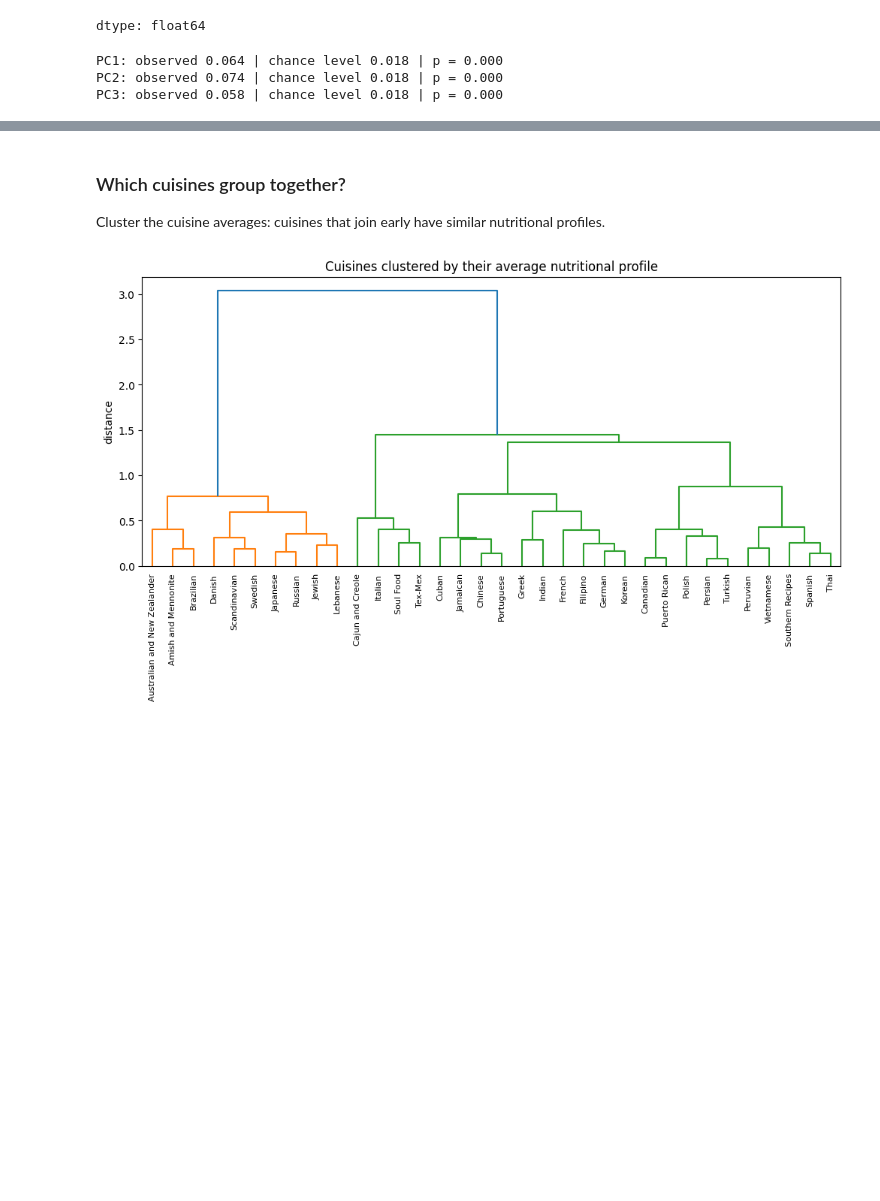
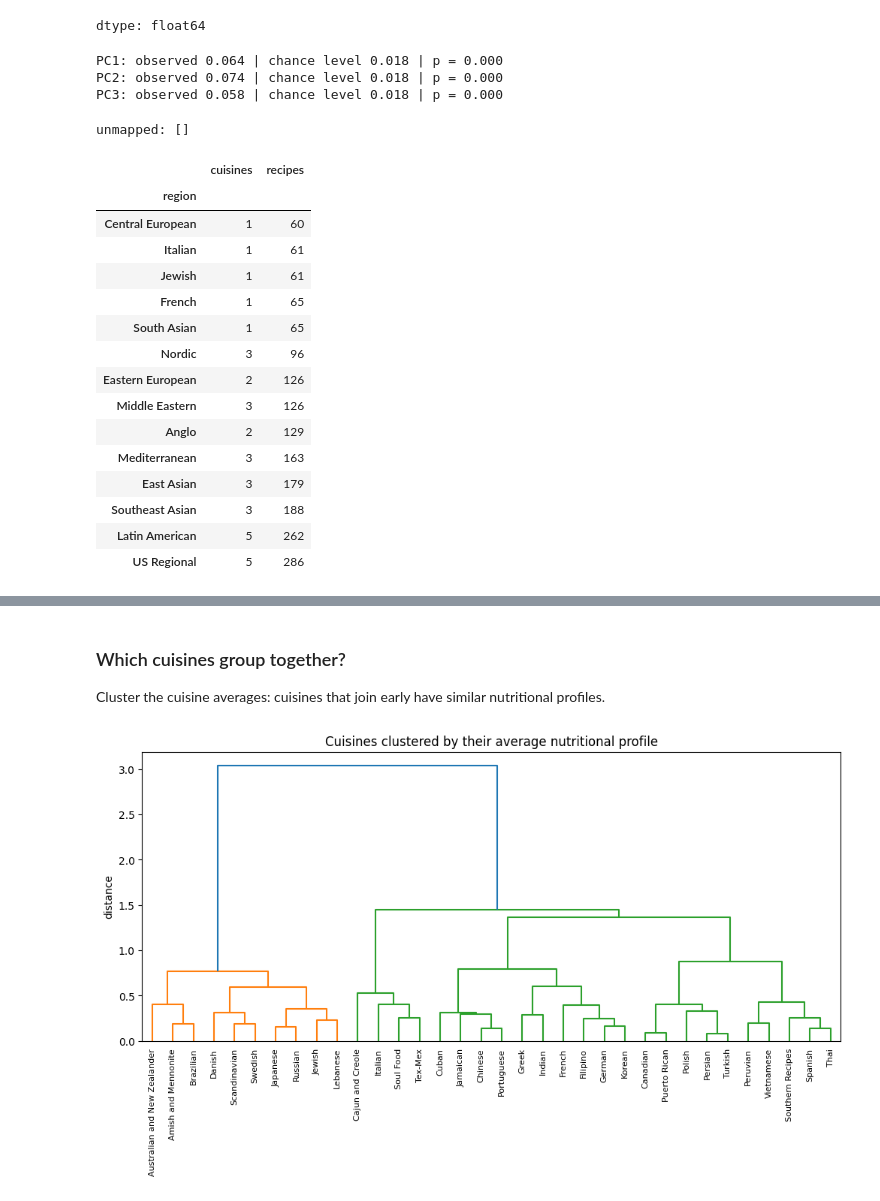
Before and after one commit to jalmendral/BA305-A1-TeamA2, a Jupyter notebook: cuisine_PCA.ipynb, the cells around one changed output, grey strips where cells are left out. Drawn from its saved outputs; the diff is of its cells as text; code cells hidden in the pictures; blank space fills up the shorter version.

```diff
--- a/cuisine_PCA.ipynb
+++ b/cuisine_PCA.ipynb
@@ -370,3 +370,60 @@ for pc in ['PC1', 'PC2', 'PC3']:
 PC1: observed 0.064 | chance level 0.018 | p = 0.000
 PC2: observed 0.074 | chance level 0.018 | p = 0.000
 PC3: observed 0.058 | chance level 0.018 | p = 0.000
+# %%
+# Map each cuisine to a broader culinary region (teammate's mapping)
+CUISINE_REGION = {
+    'Chinese': 'East Asian', 'Japanese': 'East Asian', 'Korean': 'East Asian',
+    'Filipino': 'Southeast Asian', 'Thai': 'Southeast Asian',
+    'Vietnamese': 'Southeast Asian', 'Malaysian': 'Southeast Asian',
+    'Indonesian': 'Southeast Asian',
+    'Indian': 'South Asian', 'Pakistani': 'South Asian', 'Bangladeshi': 'South Asian',
+    'Lebanese': 'Middle Eastern', 'Persian': 'Middle Eastern',
+    'Turkish': 'Middle Eastern', 'Israeli': 'Middle Eastern',
+    'Brazilian': 'Latin American', 'Cuban': 'Latin American',
+    'Puerto Rican': 'Latin American', 'Jamaican': 'Latin American',
+    'Peruvian': 'Latin American', 'Argentinian': 'Latin American',
+    'Chilean': 'Latin American', 'Colombian': 'Latin American',
+    'Soul Food': 'US Regional', 'Cajun and Creole': 'US Regional',
+    'Southern Recipes': 'US Regional', 'Amish and Mennonite': 'US Regional',
+    'Tex-Mex': 'US Regional',
+    'German': 'Central European', 'Austrian': 'Central European',
+    'Swiss': 'Central European', 'Dutch': 'Central European',
+    'Belgian': 'Central European',
+    'Russian': 'Eastern European', 'Polish': 'Eastern European',
+    'Scandinavian': 'Nordic', 'Danish': 'Nordic', 'Swedish': 'Nordic',
+    'Norwegian': 'Nordic', 'Finnish': 'Nordic',
+    'Greek': 'Mediterranean', 'Spanish': 'Mediterranean',
+    'Portuguese': 'Mediterranean',
+    'Italian': 'Italian', 'French': 'French', 'Jewish': 'Jewish',
+    'Canadian': 'Anglo', 'Australian and New Zealander': 'Anglo',
+    'South African': 'South African',
+}
+
+# add a region column to the recipes (label = 'country')
+recipes_aug['region'] = recipes_aug[label].map(CUISINE_REGION)
+
+# anything unmapped would silently vanish from every chart below
+print("unmapped:", recipes_aug.loc[recipes_aug['region'].isna(), label].unique())
+
+# how many cuisines and recipes ended up in each region?
+recipes_aug.groupby('region').agg(cuisines=(label, 'nunique'),
+                                  recipes=(label, 'size')).sort_values('recipes')
+# %% [output]
+unmapped: []
+|  | cuisines | recipes |
+| region |  |  |
+| Central European | 1 | 60 |
+| Italian | 1 | 61 |
+| Jewish | 1 | 61 |
+| French | 1 | 65 |
+| South Asian | 1 | 65 |
+| Nordic | 3 | 96 |
+| Eastern European | 2 | 126 |
+| Middle Eastern | 3 | 126 |
+| Anglo | 2 | 129 |
+| Mediterranean | 3 | 163 |
+| East Asian | 3 | 179 |
+| Southeast Asian | 3 | 188 |
+| Latin American | 5 | 262 |
+| US Regional | 5 | 286 |
```
Also changed, not shown: parts of 2 cells of this notebook.
